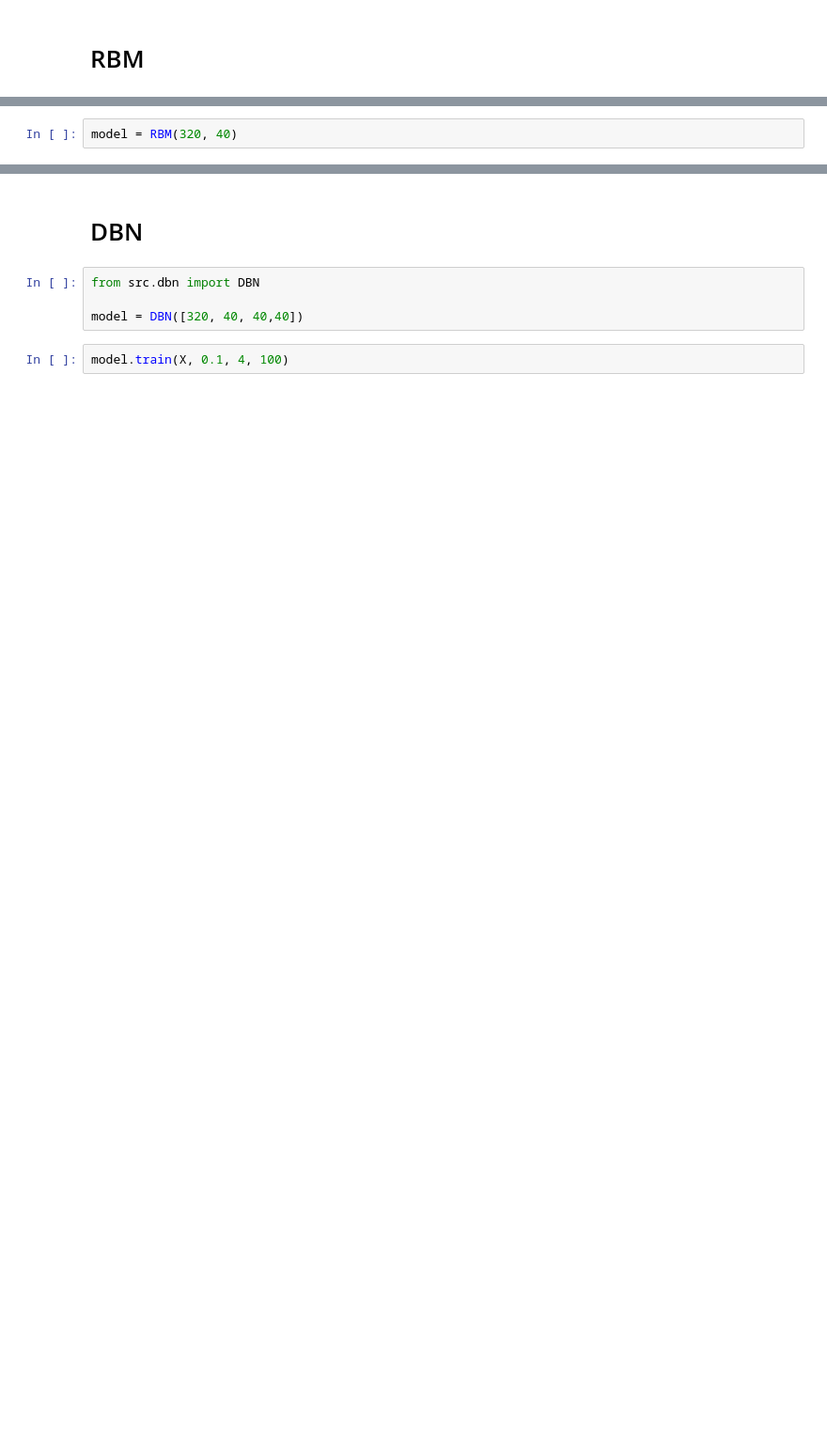
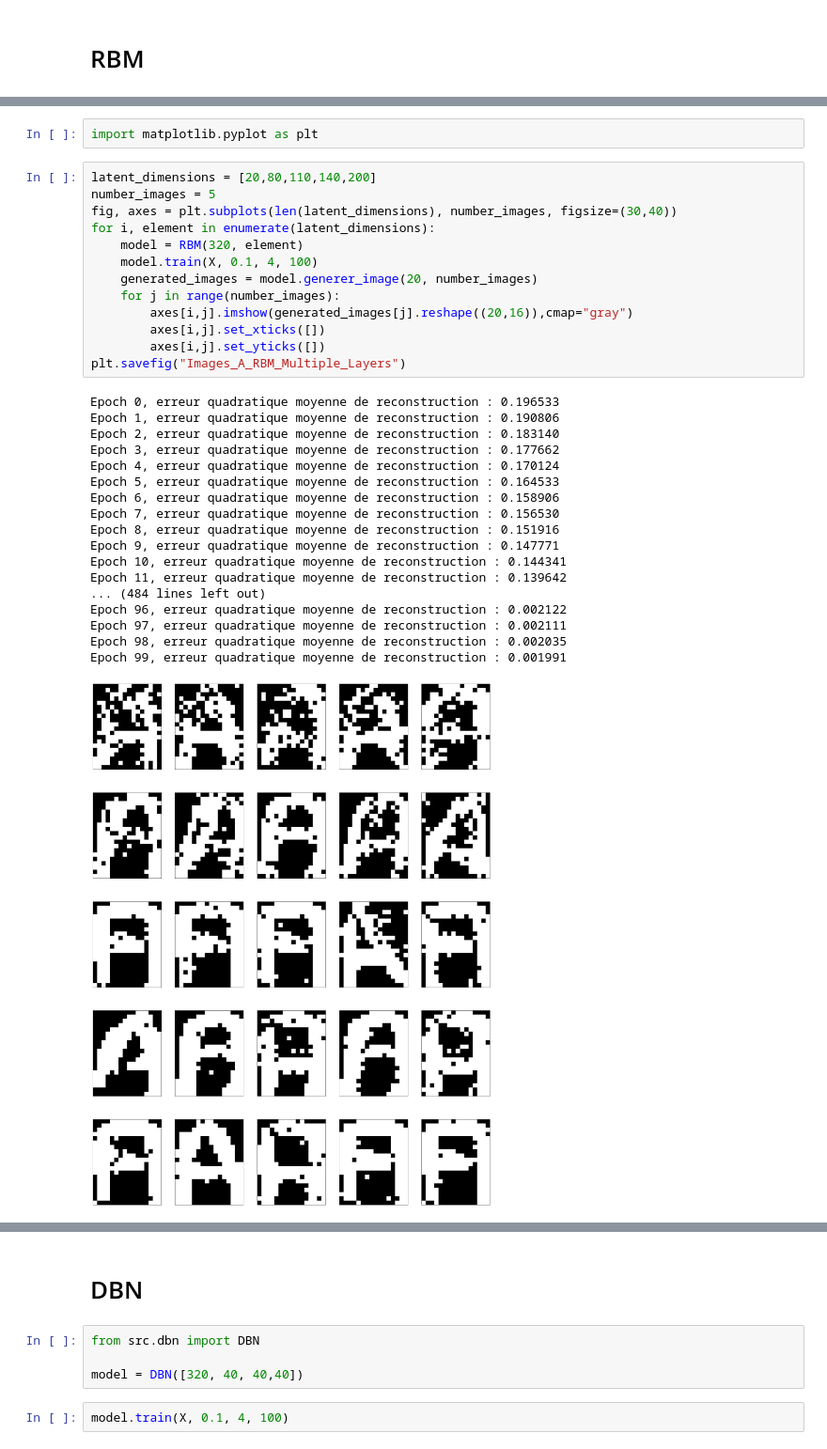
Before and after one commit to Theo-Morvan/DL_2_project, a Jupyter notebook: tristan/test.ipynb, the cells around one changed output, grey strips where cells are left out. Shown at 94% size. Cells and saved outputs as stored; diff of their text form; blank space fills up the shorter version.

```diff
--- a/tristan/test.ipynb
+++ b/tristan/test.ipynb
@@ -13,5 +13,37 @@ display_alpha_digits(X)
 The autoreload extension is already loaded. To reload it, use:
   %reload_ext autoreload
 [figure]
-# %%
-model = RBM(320, 40)
+# %%
+import matplotlib.pyplot as plt
+# %%
+latent_dimensions = [20,80,110,140,200]
+number_images = 5
+fig, axes = plt.subplots(len(latent_dimensions), number_images, figsize=(30,40))
+for i, element in enumerate(latent_dimensions):
+    model = RBM(320, element)
+    model.train(X, 0.1, 4, 100)
+    generated_images = model.generer_image(20, number_images)
+    for j in range(number_images):
+        axes[i,j].imshow(generated_images[j].reshape((20,16)),cmap="gray")
+        axes[i,j].set_xticks([])
+        axes[i,j].set_yticks([])
+plt.savefig("Images_A_RBM_Multiple_Layers")
+# %% [output]
+Epoch 0, erreur quadratique moyenne de reconstruction : 0.196533
+Epoch 1, erreur quadratique moyenne de reconstruction : 0.190806
+Epoch 2, erreur quadratique moyenne de reconstruction : 0.183140
+Epoch 3, erreur quadratique moyenne de reconstruction : 0.177662
+Epoch 4, erreur quadratique moyenne de reconstruction : 0.170124
+Epoch 5, erreur quadratique moyenne de reconstruction : 0.164533
+Epoch 6, erreur quadratique moyenne de reconstruction : 0.158906
+Epoch 7, erreur quadratique moyenne de reconstruction : 0.156530
+Epoch 8, erreur quadratique moyenne de reconstruction : 0.151916
+Epoch 9, erreur quadratique moyenne de reconstruction : 0.147771
+Epoch 10, erreur quadratique moyenne de reconstruction : 0.144341
+Epoch 11, erreur quadratique moyenne de reconstruction : 0.139642
+... (484 lines left out)
+Epoch 96, erreur quadratique moyenne de reconstruction : 0.002122
+Epoch 97, erreur quadratique moyenne de reconstruction : 0.002111
+Epoch 98, erreur quadratique moyenne de reconstruction : 0.002035
+Epoch 99, erreur quadratique moyenne de reconstruction : 0.001991
+[figure, added]
```
Also changed, not shown: parts of 14 cells of this notebook.
